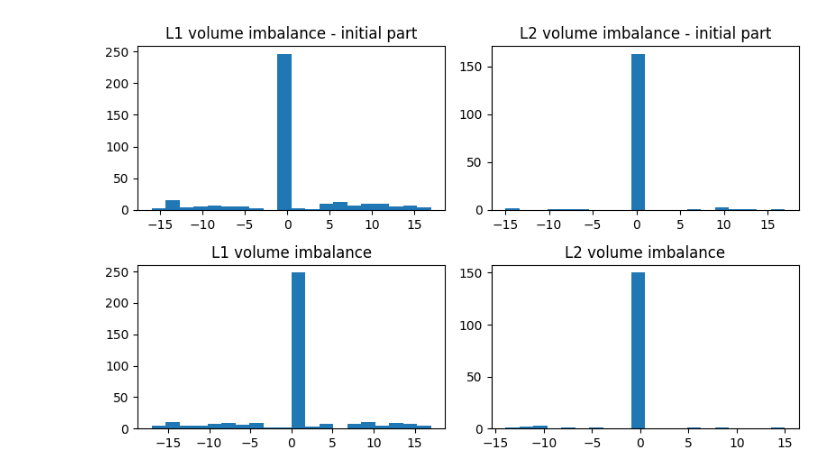
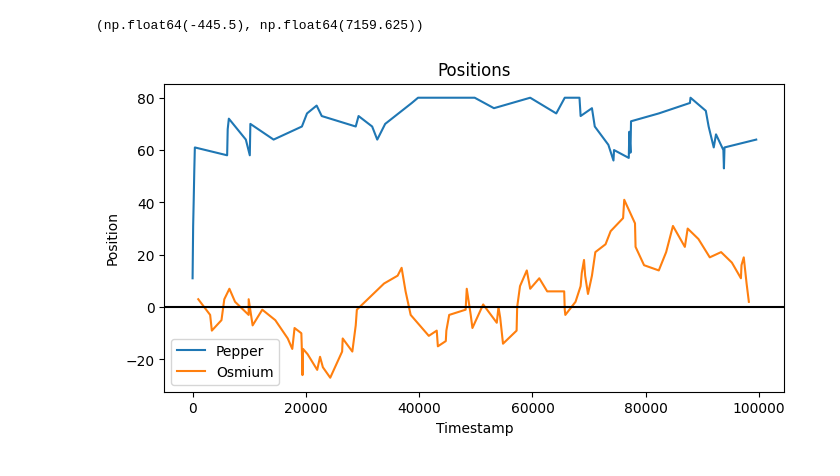
Before and after one commit to aemilani/imc-prosperity-4, a Jupyter notebook: notebooks/logs.ipynb, the cells around one changed output. Cells and saved outputs as stored; diff of their text form; code cells hidden in the pictures.

```diff
--- a/notebooks/logs.ipynb
+++ b/notebooks/logs.ipynb
@@ -39,14 +48,41 @@ price_osmium_clean = price_osmium.dropna(subset=price_osmium.columns.difference(
-# %%
-fig, ax = plt.subplots(2, 2, figsize=(8, 5))
-ax[0, 0].hist(price_pepper_clean.iloc[:400]['ask_volume_1'] - price_pepper_clean.iloc[:400]['bid_volume_1'], bins=20)
-ax[0, 1].hist(price_pepper_clean.iloc[:400]['ask_volume_2'] - price_pepper_clean.iloc[:400]['bid_volume_2'], bins=20)
-ax[1, 0].hist(price_pepper_clean.iloc[400:800]['ask_volume_1'] - price_pepper_clean.iloc[400:800]['bid_volume_1'], bins=20)
-ax[1, 1].hist(price_pepper_clean.iloc[400:800]['ask_volume_2'] - price_pepper_clean.iloc[400:800]['bid_volume_2'], bins=20)
-ax[0, 0].set_title('L1 volume imbalance - initial part')
-ax[0, 1].set_title('L2 volume imbalance - initial part')
-ax[1, 0].set_title('L1 volume imbalance')
-ax[1, 1].set_title('L2 volume imbalance')
-plt.tight_layout()
-plt.show()
-# %% [output]
-[figure, removed]
+# %%
+price_pepper['profit_and_loss'].min(), price_pepper['profit_and_loss'].iloc[-1]
+# %% [output]
+(np.float64(-445.5), np.float64(7159.625))
+# %%
+trades_pepper = trades_pepper.assign(
+    traded=lambda x: np.where(
+        x['buyer'] == 'SUBMISSION',
+        x['quantity'],
+        np.where(
+            x['seller'] == 'SUBMISSION',
+            -x['quantity'],
+            0
+        )
+    )
+)
+trades_pepper = trades_pepper.assign(position=lambda x: np.cumsum(x['traded']))
+trades_osmium = trades_osmium.assign(
+    traded=lambda x: np.where(
+        x['buyer'] == 'SUBMISSION',
+        x['quantity'],
+        np.where(
+            x['seller'] == 'SUBMISSION',
+            -x['quantity'],
+            0
+        )
+    )
+)
+trades_osmium = trades_osmium.assign(position=lambda x: np.cumsum(x['traded']))
+# %%
+plt.figure(figsize=(8, 4))
+plt.plot(trades_pepper['position'], label='Pepper')
+plt.plot(trades_osmium['position'], label='Osmium')
+plt.axhline(0, c='k')
+plt.xlabel('Timestamp')
+plt.ylabel('Position')
+plt.title('Positions')
+plt.legend()
+plt.show()
+# %% [output]
+[figure, added]
```
Also changed, not shown: parts of 9 cells of this notebook, 4 other files.
